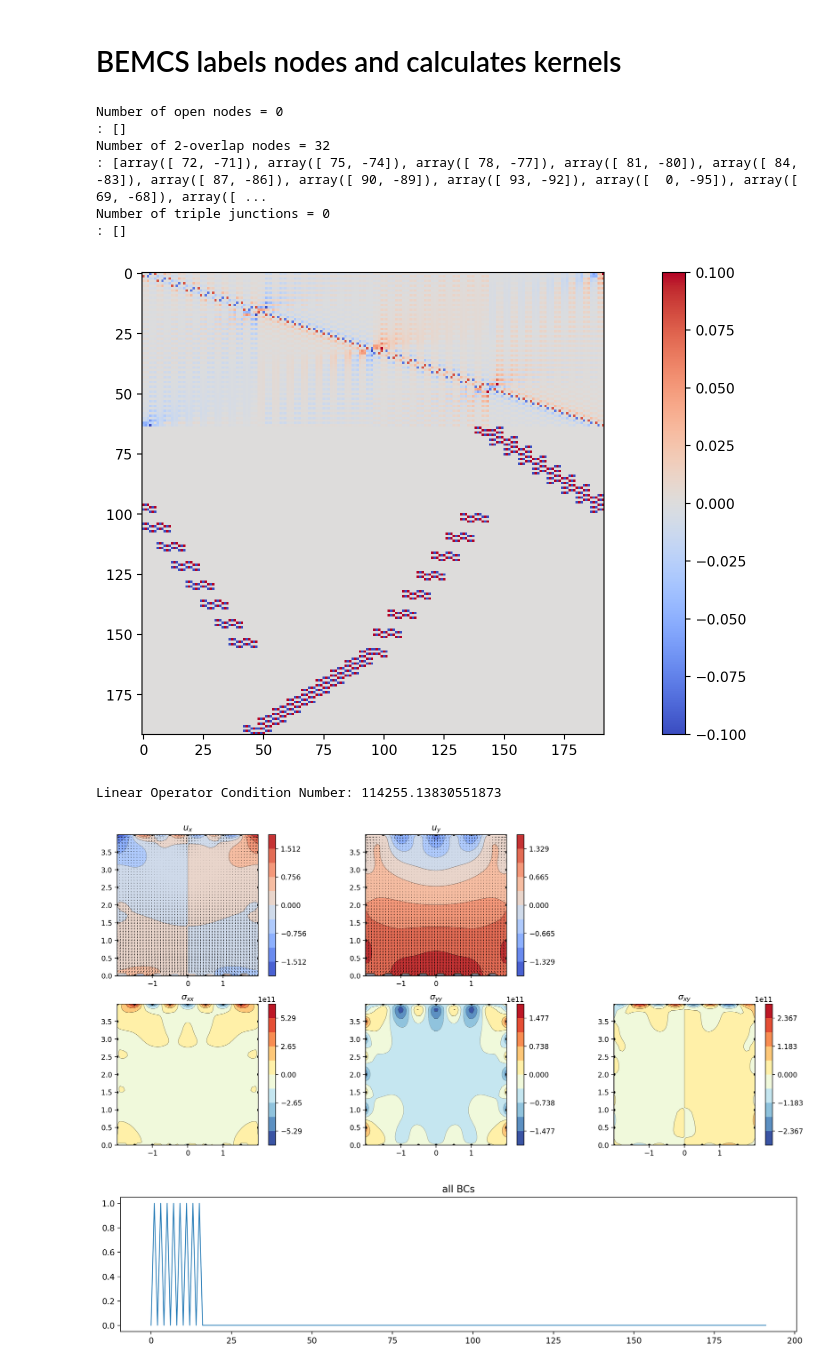
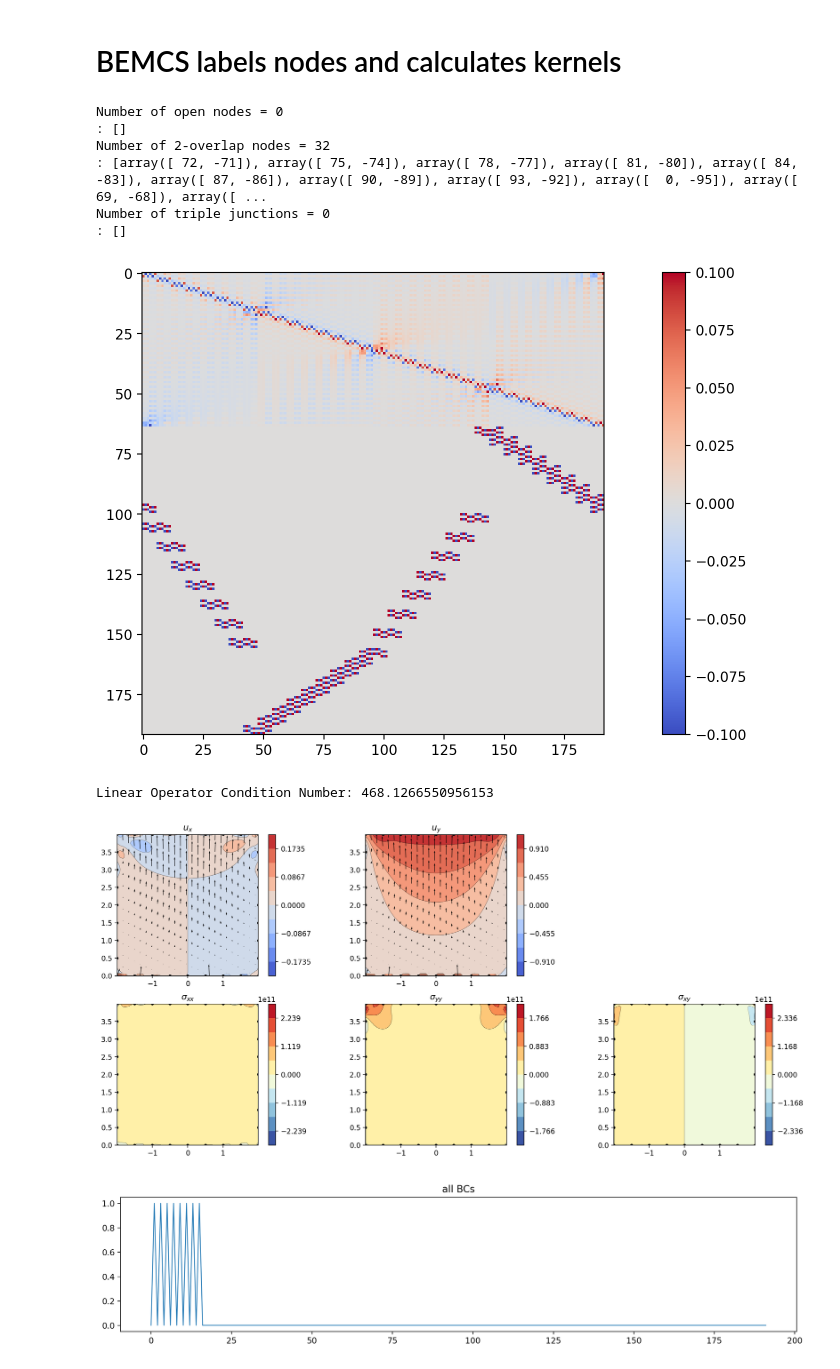
Before and after one commit to mallickrishg/bemcs, a Jupyter notebook: examples/example_box_gravity.ipynb, the cells around one changed output. Saved outputs shown, nothing was run; the diff lists cells and outputs as text; code cells hidden in the pictures.

```diff
--- a/examples/example_box_gravity.ipynb
+++ b/examples/example_box_gravity.ipynb
@@ -296,8 +296,9 @@ matrix_slip, matrix_slip_gradient = bemcs.get_matrices_slip_slip_gradient(
 
 # Patch center locations
 obs_xy = np.vstack((els.x_centers, els.y_centers)).T
-x_obs = obs_xy[:, 0].reshape(-1, 1)
-y_obs = obs_xy[:, 1].reshape(-1, 1)
+dr = -1e-6
+x_obs = (obs_xy[:, 0] + els.x_normals * dr).reshape(-1, 1)
+y_obs = (obs_xy[:, 1] + els.y_normals * dr).reshape(-1, 1)
 
 # Compute shear and tensile stress kernels evaluated ONLY at the center of each element
 kernels_s = bemcs.get_displacement_stress_kernel(
@@ -421,7 +422,7 @@ Number of 2-overlap nodes = 32
 : [array([ 72, -71]), array([ 75, -74]), array([ 78, -77]), array([ 81, -80]), array([ 84, -83]), array([ 87, -86]), array([ 90, -89]), array([ 93, -92]), array([  0, -95]), array([ 69, -68]), array([ ...
 Number of triple junctions = 0
 : []
-[figure, old version]
+[figure, new version]
 # %%
 # compute quadratic node coefficients (in local (s,n) coordinates)
 quadratic_coefs = np.linalg.inv(matrix_system) @ BCvector
@@ -438,34 +439,34 @@ for i in range(n_els):
 sxy_f = kernels_s[2] @ quadratic_coefs_s + kernels_n[2] @ quadratic_coefs_n
 syy_f = kernels_s[1] @ quadratic_coefs_s + kernels_n[1] @ quadratic_coefs_n
 # %% [output]
-Linear Operator Condition Number: 114255.13830551873
+Linear Operator Condition Number: 468.1266550956153
 # %%
 # Observation points
 n_obs = 50
 x_plot = np.linspace(-1.999, 1.999, n_obs)
 y_plot = np.linspace(0.0, 3.999, n_obs)
 x_plot, y_plot = np.meshgrid(x_plot, y_plot)
 x_plot = x_plot.flatten()
 y_plot = y_plot.flatten()
 
 # Compute shear and tensile stress kernels
 kernels_s = bemcs.get_displacement_stress_kernel(
     x_plot, y_plot, els, material_mu, nu, "shear"
 )
 kernels_n = bemcs.get_displacement_stress_kernel(
     x_plot, y_plot, els, material_mu, nu, "normal"
 )
 
 # Compute displacement and stresses (we will plot it later)
 ux, uy, sxx, syy, sxy = bemcs.coeffs_to_disp_stress(
     kernels_s, kernels_n, quadratic_coefs_s, quadratic_coefs_n
 )
 
 bemcs.plot_displacements_stresses_els(
-    els, n_obs, ux, uy, sxx, syy, sxy, x_plot, y_plot, n_skip_plot=1
+    els, n_obs, ux, uy, sxx, syy, sxy, x_plot, y_plot, n_skip_plot=8
 )
 # %% [output]
-[figure, old version]
+[figure, new version]
 # %%
 plt.figure(figsize=(15, 3))
 plt.title("all BCs")
```
Also changed, not shown: parts of 2 cells of this notebook, 1 other file.
